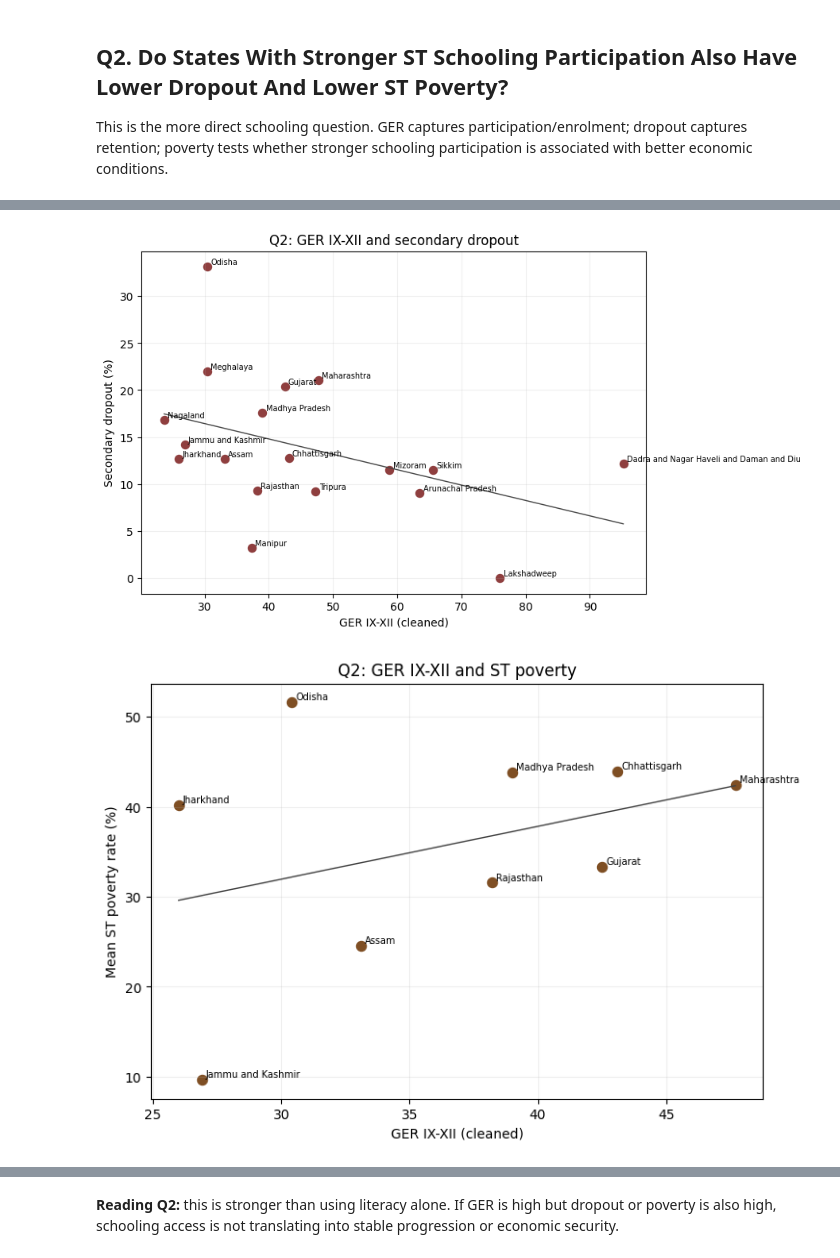
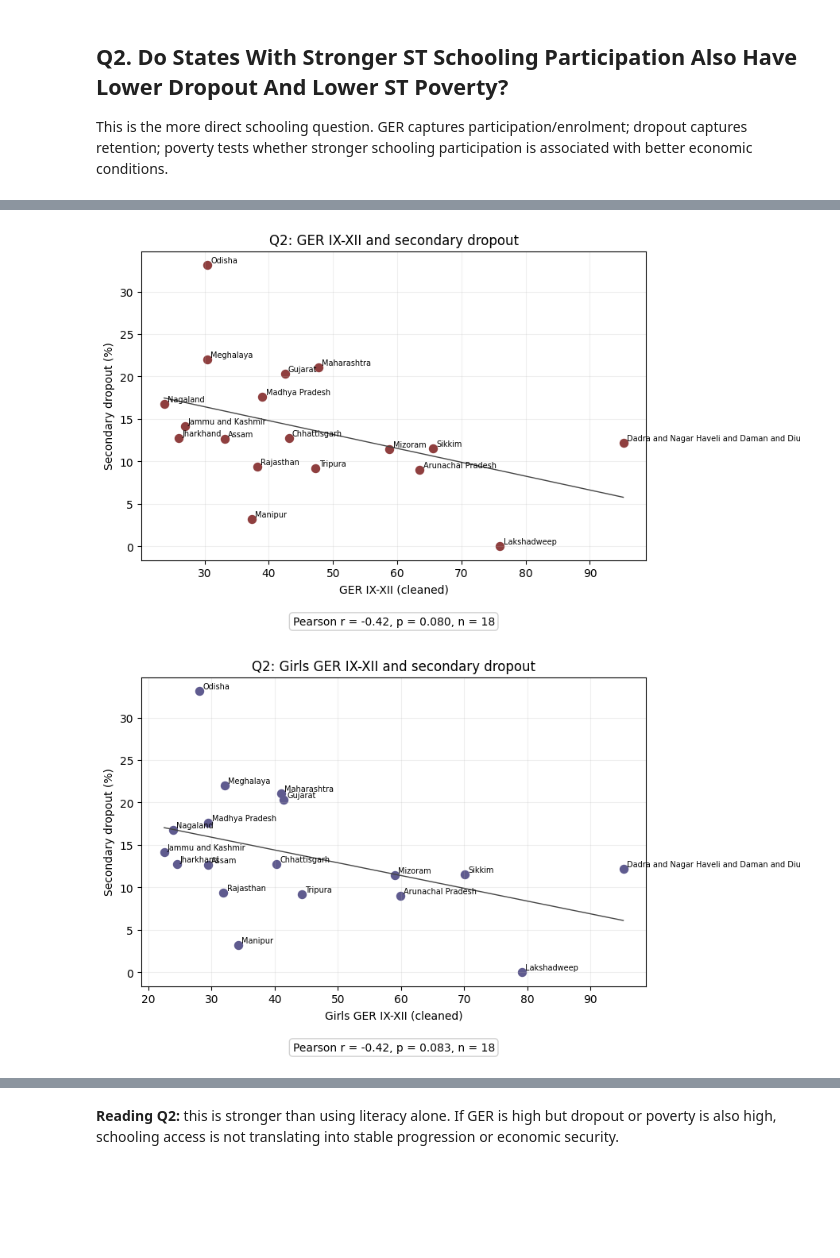
Before and after one commit to yuvraj-verma01/DSM-Final, a Jupyter notebook: notebooks/eda_policy_analysis.ipynb, the cells around one changed output, grey strips where cells are left out. Saved outputs shown, nothing was run; the diff lists cells and outputs as text; code cells hidden in the pictures; blank space fills up the shorter version.

```diff
--- a/notebooks/eda_policy_analysis.ipynb
+++ b/notebooks/eda_policy_analysis.ipynb
@@ -154,17 +181,37 @@ def compare_predictors(df, predictors, outcomes):
 
 def show_scatter(df, x, y, title, x_label, y_label, color="#34699a"):
     plot_df = df[["state", x, y]].dropna()
-    fig, ax = plt.subplots(figsize=(8.2, 5.6))
+    fig, ax = plt.subplots(figsize=(8.2, 5.9))
     ax.scatter(plot_df[x], plot_df[y], color=color, s=52)
     for _, row in plot_df.iterrows():
         ax.annotate(row["state"], (row[x], row[y]), fontsize=7, xytext=(3, 2), textcoords="offset points")
-    if len(plot_df) >= 4:
+    if len(plot_df) >= 4 and plot_df[x].nunique() > 1 and plot_df[y].nunique() > 1:
+        r, p = stats.pearsonr(plot_df[x], plot_df[y])
+        if p < 0.001:
+            p_text = "p < 0.001"
+        else:
+            p_text = f"p = {p:.3f}"
+        corr_text = f"Pearson r = {r:.2f}, {p_text}, n = {len(plot_df)}"
+    else:
+        corr_text = f"Pearson r not shown; n = {len(plot_df)}"
+    if len(plot_df) >= 4 and plot_df[x].nunique() > 1:
         m, b = np.polyfit(plot_df[x], plot_df[y], 1)
         xs = np.linspace(plot_df[x].min(), plot_df[x].max(), 100)
         ax.plot(xs, m * xs + b, color="#444444", linewidth=1)
     ax.set_title(title)
     ax.set_xlabel(x_label)
     ax.set_ylabel(y_label)
+    ax.text(
+        0.5,
+        -0.18,
+        corr_text,
+        transform=ax.transAxes,
+        ha="center",
+        va="top",
+        fontsize=10,
+        bbox={"boxstyle": "round,pad=0.3", "facecolor": "white", "edgecolor": "#d0d0d0", "alpha": 0.95},
+    )
+    fig.subplots_adjust(bottom=0.22)
     plt.show()
 
 
@@ -371,6 +449,9 @@ q2
 # %%
 show_scatter(high_st, "ger_classes_i_viii_clean", "dropout_primary_pct", "Q2: GER I-VIII and primary dropout", "GER I-VIII (cleaned)", "Primary dropout (%)")
 show_scatter(high_st, "ger_classes_ix_xii_clean", "dropout_secondary_pct", "Q2: GER IX-XII and secondary dropout", "GER IX-XII (cleaned)", "Secondary dropout (%)", color="#8f3f3f")
+show_scatter(high_st, "ger_classes_ix_xii_girls_clean", "dropout_secondary_pct", "Q2: Girls GER IX-XII and secondary dropout", "Girls GER IX-XII (cleaned)", "Secondary dropout (%)", color="#5f5b8f")
+show_scatter(high_st, "ger_latest_ix_xii_avg_clean", "dropout_secondary_pct", "Q2: Latest GER IX-XII average and secondary dropout", "Latest GER IX-XII average", "Secondary dropout (%)", color="#4d7c8a")
+show_scatter(high_st, "ger_latest_ix_xii_avg_girls_clean", "dropout_secondary_pct", "Q2: Latest girls GER IX-XII average and secondary dropout", "Latest girls GER IX-XII average", "Secondary dropout (%)", color="#5f5b8f")
 show_scatter(high_st, "ger_classes_ix_xii_clean", "st_bpl_mean_pct", "Q2: GER IX-XII and ST poverty", "GER IX-XII (cleaned)", "Mean ST poverty rate (%)", color="#7f4f24")
 show_scatter(high_st, "dropout_secondary_pct", "st_bpl_mean_pct", "Q2: Secondary dropout and ST poverty", "Secondary dropout (%)", "Mean ST poverty rate (%)", color="#a65d03")
 # %% [output]
@@ -378,2 +459,2 @@ show_scatter(high_st, "dropout_secondary_pct", "st_bpl_mean_pct", "Q2: Secondary
-[figure, old version]
+[figure, new version]
-[figure, old version]
+[figure, new version]
```
Also changed, not shown: parts of 49 cells of this notebook, 36 other files.
